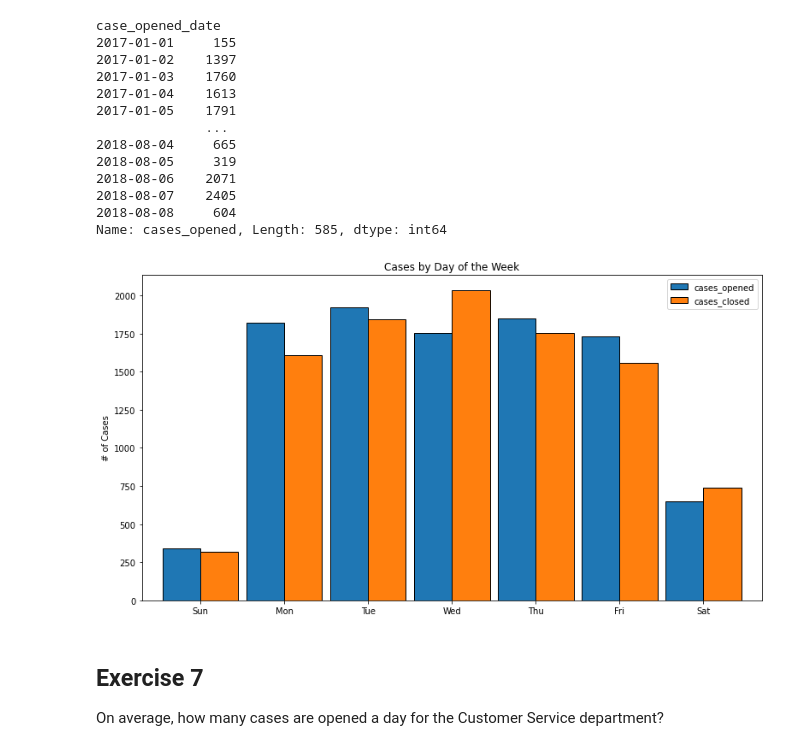
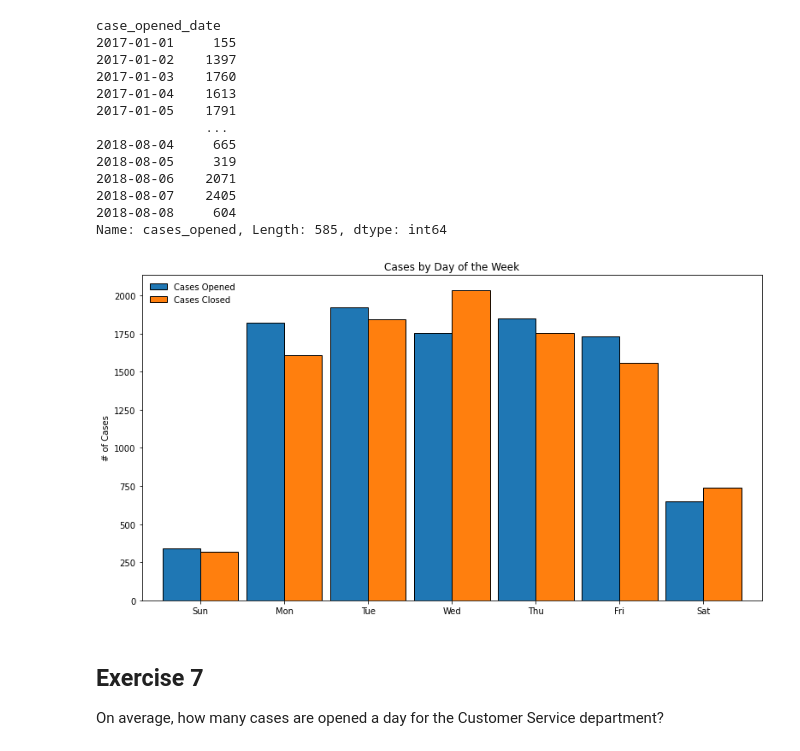
Before and after one commit to gilbert-noriega-ii/spark-exercises, a Jupyter notebook: explore.ipynb, the cells around one changed output. Saved outputs shown, nothing was run; the diff lists cells and outputs as text; code cells hidden in the pictures.

Commit message:
adding graph changes and alternate solution

```diff
--- a/explore.ipynb
+++ b/explore.ipynb
@@ -485,16 +512,17 @@ ts = pd.concat([cases_opened_by_day, cases_closed_by_day], axis=1)
 # %%
 days_of_the_week = ['Sun', 'Mon', 'Tue', 'Wed', 'Thu', 'Fri', 'Sat']
 ind = [x for x, _ in enumerate(days_of_the_week)]
 
 ts['weekday'] = ts.index.strftime('%w-%a')
 ts.groupby('weekday').mean().plot.bar(figsize=(13, 7), ec='black', width=.9)
 plt.xticks(ind, days_of_the_week, rotation=0)
 plt.title('Cases by Day of the Week')
 plt.xlabel('')
 plt.ylabel('# of Cases')
+plt.legend(labels = ('Cases Opened', 'Cases Closed'), loc='upper left', frameon=False)
 plt.show()
 # %% [output]
-[figure, old version]
+[figure, new version]
 # %% [markdown]
 ## Exercise 7
 On average, how many cases are opened a day for the Customer Service department?
```
Also changed, not shown: parts of 1 cell of this notebook.
